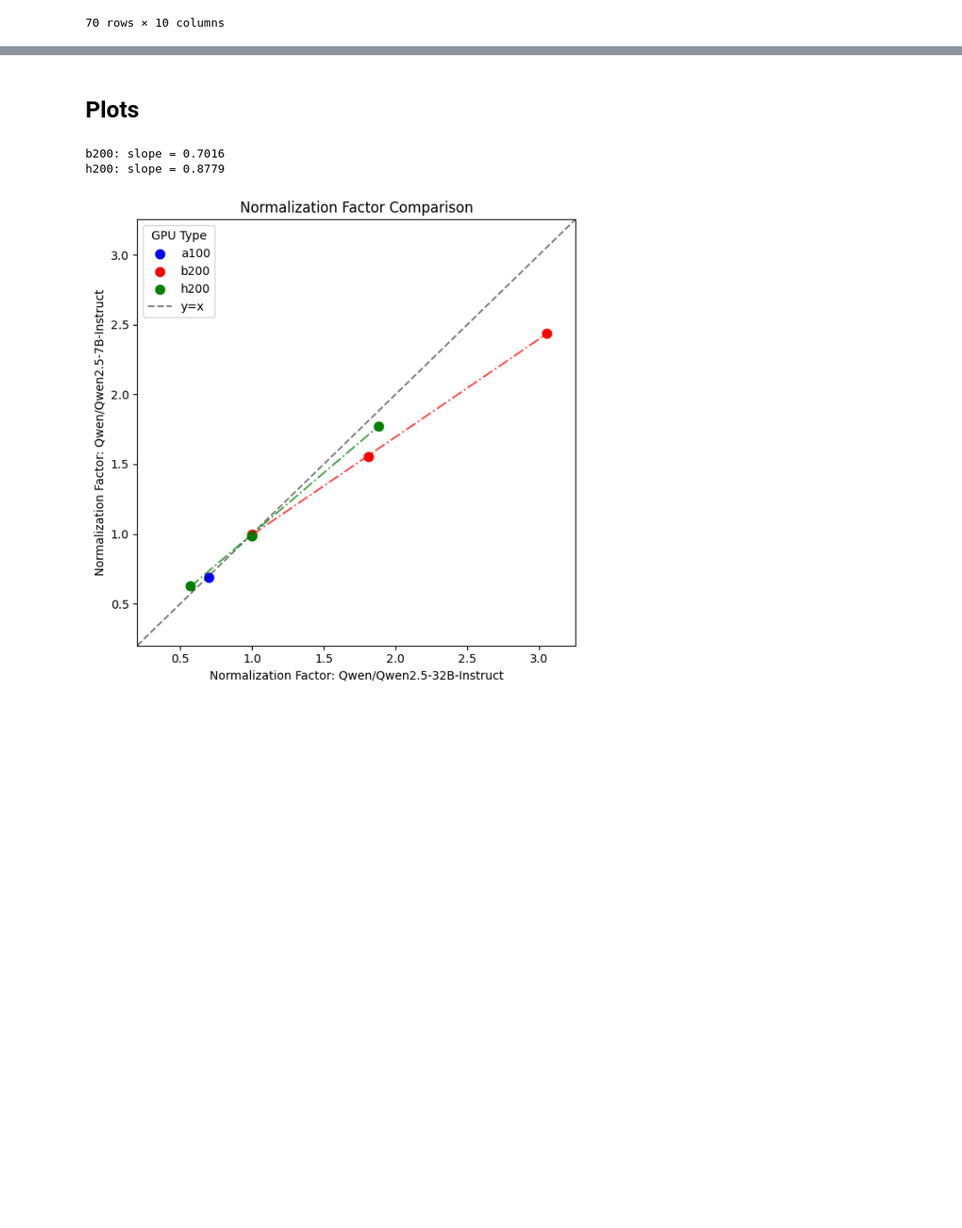
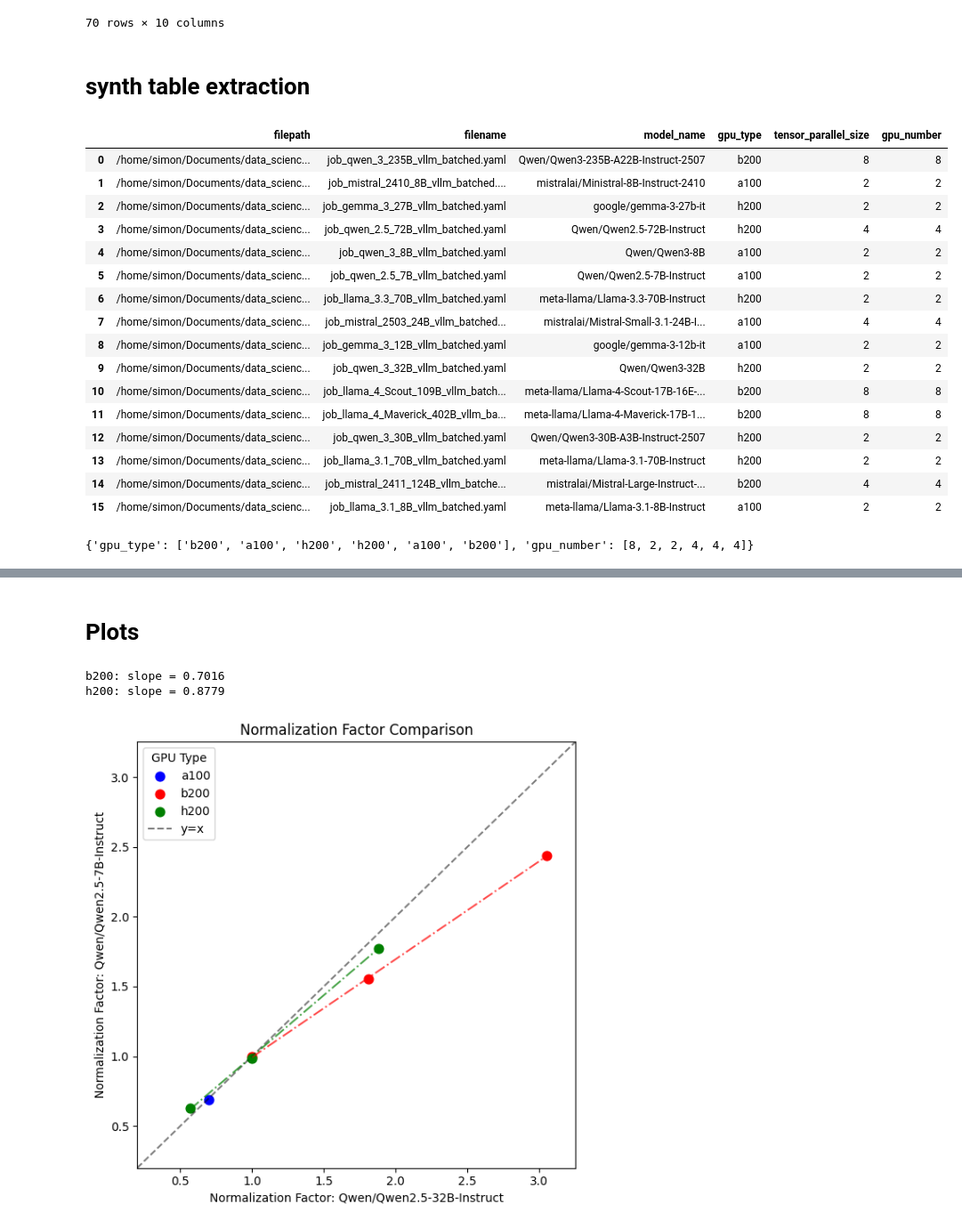
Before and after one commit to Famondir/Thesis, a Jupyter notebook: benchmark_jobs/page_identification/gpu_benchmark/runtime_factors.ipynb, the cells around one changed output, grey strips where cells are left out. Shown: that part at 89% size. Drawn from its saved outputs; the diff is of its cells as text; code cells hidden in the pictures; blank space fills up the shorter version.

```diff
--- a/benchmark_jobs/page_identification/gpu_benchmark/runtime_factors.ipynb
+++ b/benchmark_jobs/page_identification/gpu_benchmark/runtime_factors.ipynb
@@ -178,3 +180,65 @@ df2
 | 133 | ../final/vllm_0-9-1/job_gemma_3_1... | job_gemma_3_12B_multi.yaml | google/gemma-3-12b-it-0-9-1 | a100 | 2 | 400 | 24.66 | 30.25 | ... |
 | 136 | ../final/vllm_0-9-1/job_gemma_3_2... | job_gemma_3_27B_multi.yaml | google/gemma-3-27b-it-0-9-1 | a100 | 4 | 400 | 61.58 | 8.84 | ... |
 70 rows × 10 columns
+# %% [markdown]
+# synth table extraction
+# %%
+import os
+import yaml
+import re
+import pandas as pd
+import numpy as np
+
+rows = []
+
+for root, dirs, files in os.walk('/home/simon/Documents/data_science/Thesis/benchmark_jobs/synth_table_extraction/final/from_pdf'):
+    for filename in files:
+        if filename.endswith('.yaml'):
+            filepath = os.path.join(root, filename)
+            with open(filepath, 'r') as f:
+                data = yaml.safe_load(f)
+
+                matches = find_key_in_yaml_tree(data, "gpu")
+                for match_path, match_value in matches:
+                    gpu_type = match_value
+
+                matches = find_key_in_yaml_tree(data, "args")
+                for match_path, match_value in matches:
+                    model_name = re.findall(r'--model_name (.*)(?: --.*)?', match_value[0], re.IGNORECASE)[0].split(' --')[0]
+                    tensor_parallel_size = re.findall(r'--tensor_parallel_size (\d+)(?: --|$)', match_value[0], re.IGNORECASE)
+
+                matches = find_key_in_yaml_tree(data, "nvidia.com/gpu")
+                gpu_number = [int(match_value) for match_path, match_value in matches]
+
+                row = {
+                    'filepath': filepath,
+                    'filename': filename,
+                    'model_name': model_name,
+                    'gpu_type': gpu_type,
+                    'tensor_parallel_size': tensor_parallel_size[0] if tensor_parallel_size else None,
+                    'gpu_number': gpu_number[0] if gpu_number else None
+                }
+
+                rows.append(row)
+
+df = pd.DataFrame(rows)
+# df.loc[df['filepath'].str.contains("vllm_0-9-1"), 'model_name'] = df.loc[df['filepath'].str.contains("vllm_0-9-1"), 'model_name'] + "-0-9-1"
+df
+# %% [output]
+|  | filepath | filename | model_name | gpu_type | tensor_parallel_size | gpu_number |
+| 0 | /home/simon/Documents/data_scienc... | job_qwen_3_235B_vllm_batched.yaml | Qwen/Qwen3-235B-A22B-Instruct-2507 | b200 | 8 | 8 |
+| 1 | /home/simon/Documents/data_scienc... | job_mistral_2410_8B_vllm_batched.... | mistralai/Ministral-8B-Instruct-2410 | a100 | 2 | 2 |
+| 2 | /home/simon/Documents/data_scienc... | job_gemma_3_27B_vllm_batched.yaml | google/gemma-3-27b-it | h200 | 2 | 2 |
+| 3 | /home/simon/Documents/data_scienc... | job_qwen_2.5_72B_vllm_batched.yaml | Qwen/Qwen2.5-72B-Instruct | h200 | 4 | 4 |
+| 4 | /home/simon/Documents/data_scienc... | job_qwen_3_8B_vllm_batched.yaml | Qwen/Qwen3-8B | a100 | 2 | 2 |
+| 5 | /home/simon/Documents/data_scienc... | job_qwen_2.5_7B_vllm_batched.yaml | Qwen/Qwen2.5-7B-Instruct | a100 | 2 | 2 |
+| 6 | /home/simon/Documents/data_scienc... | job_llama_3.3_70B_vllm_batched.yaml | meta-llama/Llama-3.3-70B-Instruct | h200 | 2 | 2 |
+| 7 | /home/simon/Documents/data_scienc... | job_mistral_2503_24B_vllm_batched... | mistralai/Mistral-Small-3.1-24B-I... | a100 | 4 | 4 |
+| 8 | /home/simon/Documents/data_scienc... | job_gemma_3_12B_vllm_batched.yaml | google/gemma-3-12b-it | a100 | 2 | 2 |
+| 9 | /home/simon/Documents/data_scienc... | job_qwen_3_32B_vllm_batched.yaml | Qwen/Qwen3-32B | h200 | 2 | 2 |
+| 10 | /home/simon/Documents/data_scienc... | job_llama_4_Scout_109B_vllm_batch... | meta-llama/Llama-4-Scout-17B-16E-... | b200 | 8 | 8 |
+| 11 | /home/simon/Documents/data_scienc... | job_llama_4_Maverick_402B_vllm_ba... | meta-llama/Llama-4-Maverick-17B-1... | b200 | 8 | 8 |
+| 12 | /home/simon/Documents/data_scienc... | job_qwen_3_30B_vllm_batched.yaml | Qwen/Qwen3-30B-A3B-Instruct-2507 | h200 | 2 | 2 |
+| 13 | /home/simon/Documents/data_scienc... | job_llama_3.1_70B_vllm_batched.yaml | meta-llama/Llama-3.1-70B-Instruct | h200 | 2 | 2 |
+| 14 | /home/simon/Documents/data_scienc... | job_mistral_2411_124B_vllm_batche... | mistralai/Mistral-Large-Instruct-... | b200 | 4 | 4 |
+| 15 | /home/simon/Documents/data_scienc... | job_llama_3.1_8B_vllm_batched.yaml | meta-llama/Llama-3.1-8B-Instruct | a100 | 2 | 2 |
@@ -180,0 +256,5 @@ df2
+# %%
+unique_combinations = df[['gpu_type', 'gpu_number']].drop_duplicates()
+print(unique_combinations.to_dict(orient='list'))
+# %% [output]
+{'gpu_type': ['b200', 'a100', 'h200', 'h200', 'a100', 'b200'], 'gpu_number': [8, 2, 2, 4, 4, 4]}
```
Also changed, not shown: parts of 14 cells of this notebook, 11 other files.
